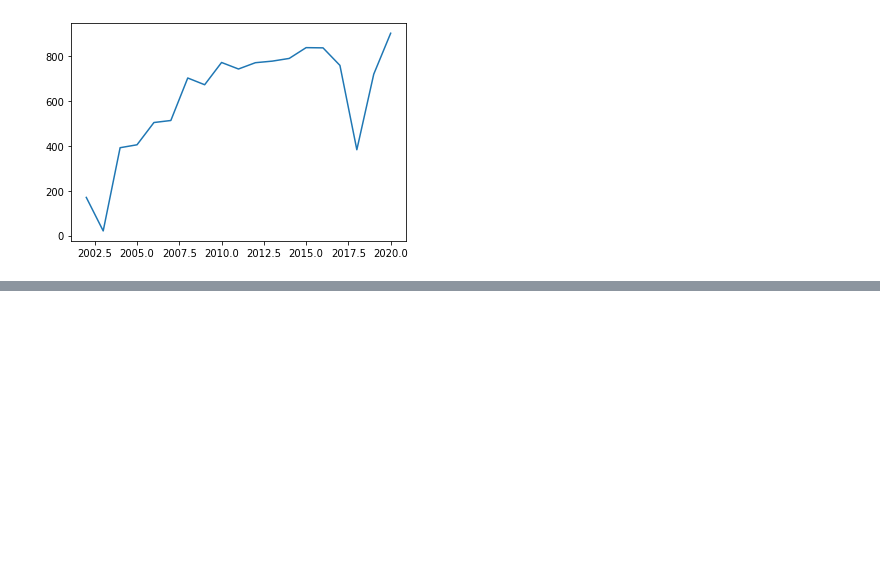
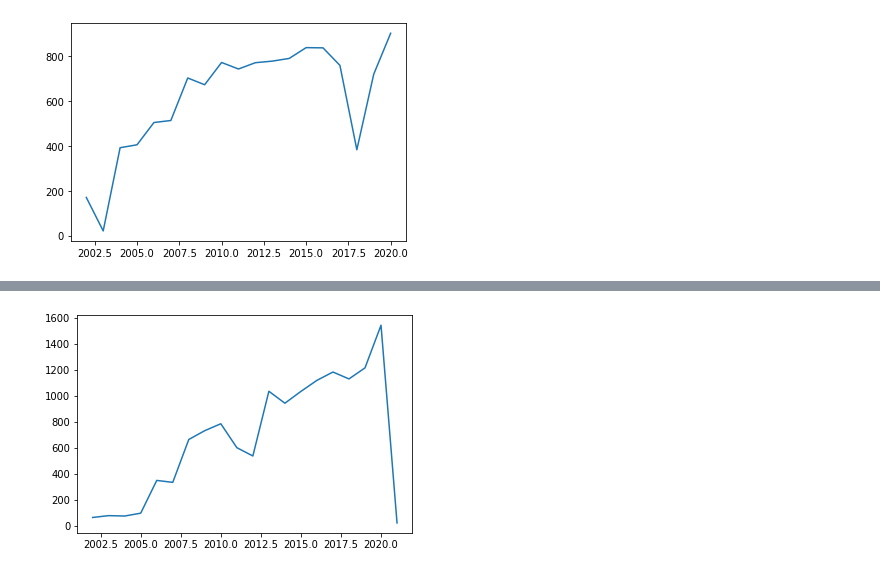
Before and after one commit to gino-serpa/southamerica, a Jupyter notebook: swl for analyzing data example.ipynb, the cells around one changed output, grey strips where cells are left out. Saved outputs shown, nothing was run; the diff lists cells and outputs as text; code cells hidden in the pictures; blank space fills up the shorter version.

```diff
--- a/swl for analyzing data example.ipynb
+++ b/swl for analyzing data example.ipynb
@@ -155,0 +174,5 @@ swl.plot_output_time(papers_esp)
+# %%
+papers_restricted_dict = {paper:papers_ew[paper] for paper in papers_restricted}
+swl.plot_output_time(papers_restricted_dict)
+# %% [output]
+[figure, added]
```
Also changed, not shown: parts of 9 cells of this notebook.
